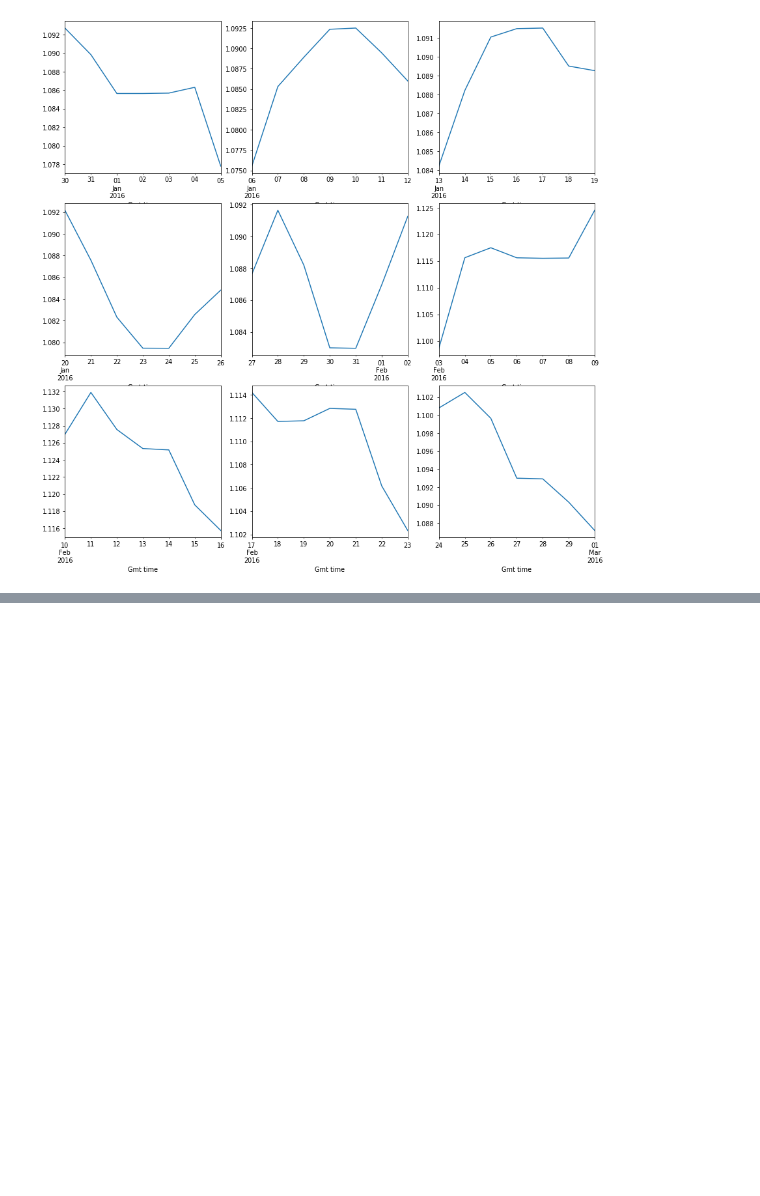
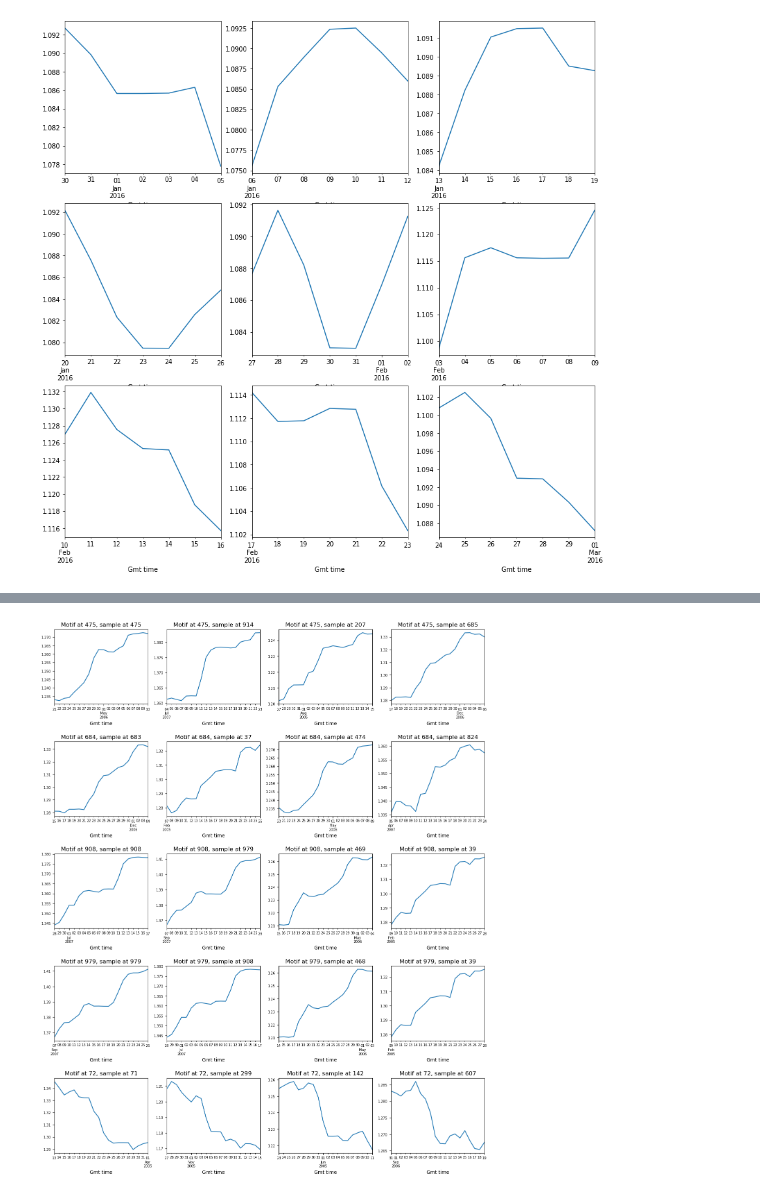
Before and after one commit to omittones/py-lib-machinelearning, a Jupyter notebook: src/jupyter/pattern-finder.ipynb, the cells around one changed output, grey strips where cells are left out. Drawn from its saved outputs; the diff is of its cells as text; code cells hidden in the pictures; blank space fills up the shorter version.

```diff
--- a/src/jupyter/pattern-finder.ipynb
+++ b/src/jupyter/pattern-finder.ipynb
@@ -36,11 +38,10 @@ resolution = timedelta(days=1)
 """Following code shows missing data points during or around weekends."""
 
 import matplotlib.pyplot as plt
-from datetime import datetime, timedelta
 
 start = datetime(2016, 1, 1)
 saturdays = [start + timedelta(days=d) for d in range(0, 365)]
-saturdays = [w for w in weekends if w.weekday() == 5]
+saturdays = [d for d in saturdays if d.weekday() == 5]
 
 ROWS = 3
 COLS = 3
@@ -124,0 +60,69 @@ Requirement already satisfied: numpy in c:\python36\lib\site-packages (from mass
+# %%
+# file:///D:/Dropbox/Books/WORK/DS/100_Time_Series_Data_Mining_Questions__with_Answers.pdf
+# https://github.com/matrix-profile-foundation/mass-ts
+!pip install mass-ts
+
+import mass_ts as mts
+import numpy as np
+import random
+
+subset = prices.iloc[0:1000]
+
+
+def top_k_motifs_ordered(distances, k, exclusion_zone):
+    distances = np.asarray(distances)
+    # get top motifs for this query (will not be sorted)
+    top = mts.top_k_motifs(distances, k, exclusion_zone)
+    top = np.asarray(top)
+    # sort best motifs
+    top_x = distances[top].argsort()
+    return top[top_x]
+
+
+query_indices = []
+query_motifs = []
+query_motif_fitness = []
+
+for query_length in [20]:
+    old_perc = -1
+
+    for query_start in range(0, len(subset) - query_length):
+        query = subset[query_start:query_start + query_length]
+        distances = mts.mass2(subset.values, query.values)
+        distances = np.absolute(distances)
+
+        # save query start
+        query_indices.append(query_start)
+
+        top = top_k_motifs_ordered(distances, 4, query_length)
+        query_motifs.append(top)
+
+        # get fitness for this motif-set
+        fitness = 1.0 / np.count_nonzero(distances < 1)
+        query_motif_fitness.append(fitness)
+
+        perc = int(query_start * 10 / len(subset)) * 10
+        if perc != old_perc:
+            old_perc = perc
+            print(f'{perc}% done!')
+
+
+    ROWS = 5
+    COLS = 4
+
+    top_queries = top_k_motifs_ordered(query_motif_fitness, ROWS, query_length)
+    query_motifs = np.asarray(query_motifs)[top_queries]
+    query_indices = np.asarray(query_indices)[top_queries]
+    query_motif_fitness = np.asarray(query_motif_fitness)[top_queries]
+
+    fig, axes = plt.subplots(ROWS, COLS, sharex=False, figsize=(COLS * 4, ROWS * 4), dpi = 100)
+    plt.subplots_adjust(hspace=0.5)
+
+    for ai, mi in enumerate(query_indices):
+        for aj, mj in enumerate(query_motifs[ai]):
+            match = subset.iloc[mj:mj + query_length]
+            ax = axes[ai, aj]
+            match.plot(ax = ax)
+            ax.set_title(f'Motif at {mi}, sample at {mj}')
+            ax.tick_params('both', which='both', labelsize=7)
+# %% [output]
@@ -124,0 +141 @@ Requirement already satisfied: numpy in c:\python36\lib\site-packages (from mass
+[figure, added]
```
Also changed, not shown: parts of 3 cells of this notebook, 2 other files.
